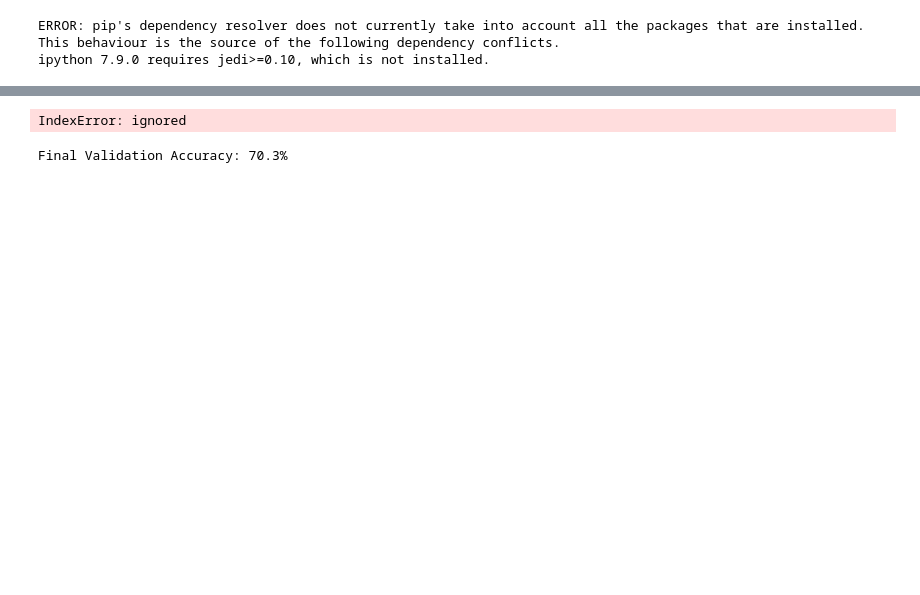
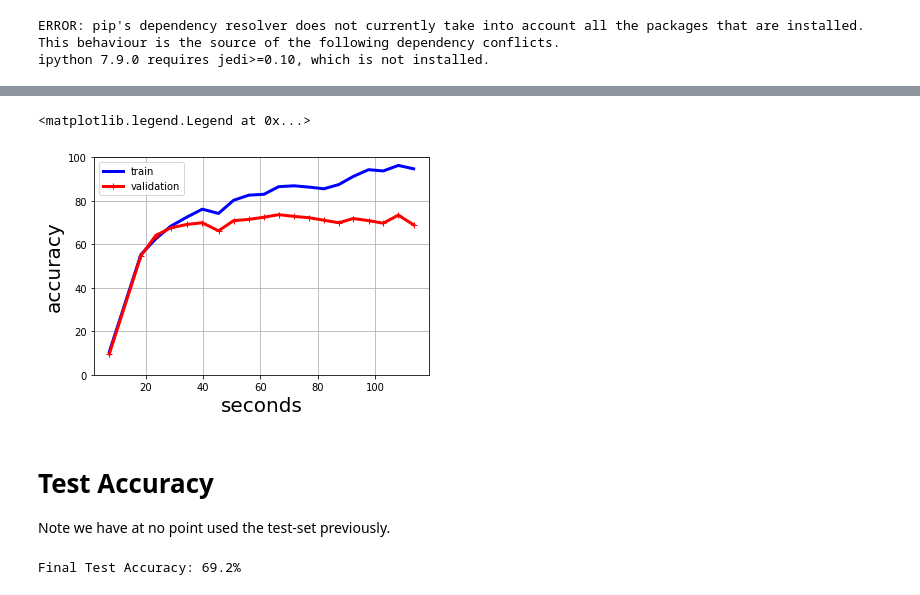
Before and after one commit to BharathSShankar/DSA4212_Assignments, a Jupyter notebook: DSA4212_assignment_1_starter_kit.ipynb, the cells around one changed output, grey strips where cells are left out. Saved outputs shown, nothing was run; the diff lists cells and outputs as text; code cells hidden in the pictures; blank space fills up the shorter version.

```diff
--- a/DSA4212_assignment_1_starter_kit.ipynb
+++ b/DSA4212_assignment_1_starter_kit.ipynb
@@ -342,24 +373,29 @@ plt.legend()
 # %%
 accuracies_history = np.array(accuracies_history)
 plt.plot(accuracies_history_time, accuracies_history[:,0], "b-", lw = 3, label="train")
-plt.plot(accuracies_history_time, accuracies_history[:,1], "r-+", lw = 3, label="test")
+plt.plot(accuracies_history_time, accuracies_history[:,1], "r-+", lw = 3, label="validation")
 plt.xlabel("seconds", fontsize=20)
 plt.ylabel("accuracy", fontsize=20)
 plt.ylim(0,100)
 plt.grid(True)
 plt.legend()
 # %% [output]
-IndexError: ignored
+<matplotlib.legend.Legend at 0x...>
+[figure, added]
+# %% [markdown]
+# Test Accuracy
+Note we have at no point used the test-set previously.
 # %%
-# final validation accuracy
-pred_val = []
-n_forward_pass = len(X_val) // batch_size
+# final test accuracy
+pred_test = []
+n_forward_pass = len(X_test) // batch_size
 for k in tqdm(range(n_forward_pass)):
-  pred_val.append( prediction_class(params, X_val[k*batch_size:(k+1)*batch_size]) )
-pred_val.append( prediction_class(params, X_val[n_forward_pass*batch_size:]) )
+  pred_test.append( prediction_class(params, X_test[k*batch_size:(k+1)*batch_size]) )
+# final forward pass
+pred_test.append( prediction_class(params, X_test[n_forward_pass*batch_size:]) )
 
-pred_val = np.concatenate(pred_val)
-acc_validation = 100*jnp.mean(pred_val == Y_val)
-print( f"Final Validation Accuracy: {acc_validation:2.1f}%")
+pred_test = np.concatenate(pred_test)
+acc_test = 100*jnp.mean(pred_test == Y_test)
+print( f"Final Test Accuracy: {acc_test:2.1f}%")
 # %% [output]
-Final Validation Accuracy: 70.3%
+Final Test Accuracy: 69.2%
```
Also changed, not shown: parts of 17 cells of this notebook.
